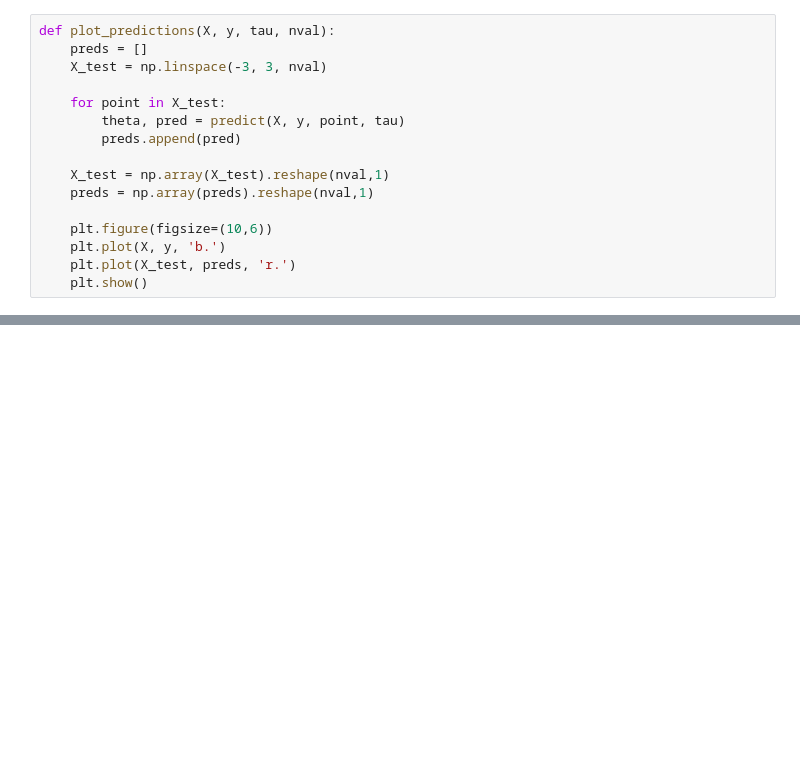
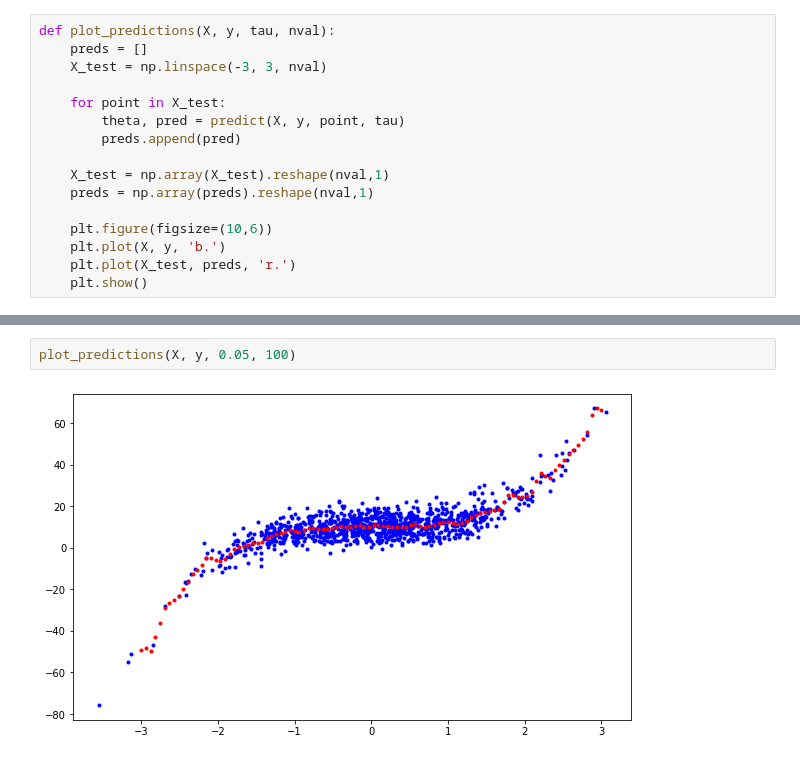
Before and after one commit to aravindhrs-lab/ML, a Jupyter notebook: lab11_LocallyWeightedLR.ipynb, the cells around one changed output, grey strips where cells are left out. Drawn from its saved outputs; the diff is of its cells as text; blank space fills up the shorter version.

```diff
--- a/lab11_LocallyWeightedLR.ipynb
+++ b/lab11_LocallyWeightedLR.ipynb
@@ -54,0 +63,4 @@ plot_predictions(X, y, 0.08, 100)
+# %%
+plot_predictions(X, y, 0.05, 100)
+# %% [output]
+[figure, added]
```
Also changed, not shown: parts of 7 cells of this notebook.
